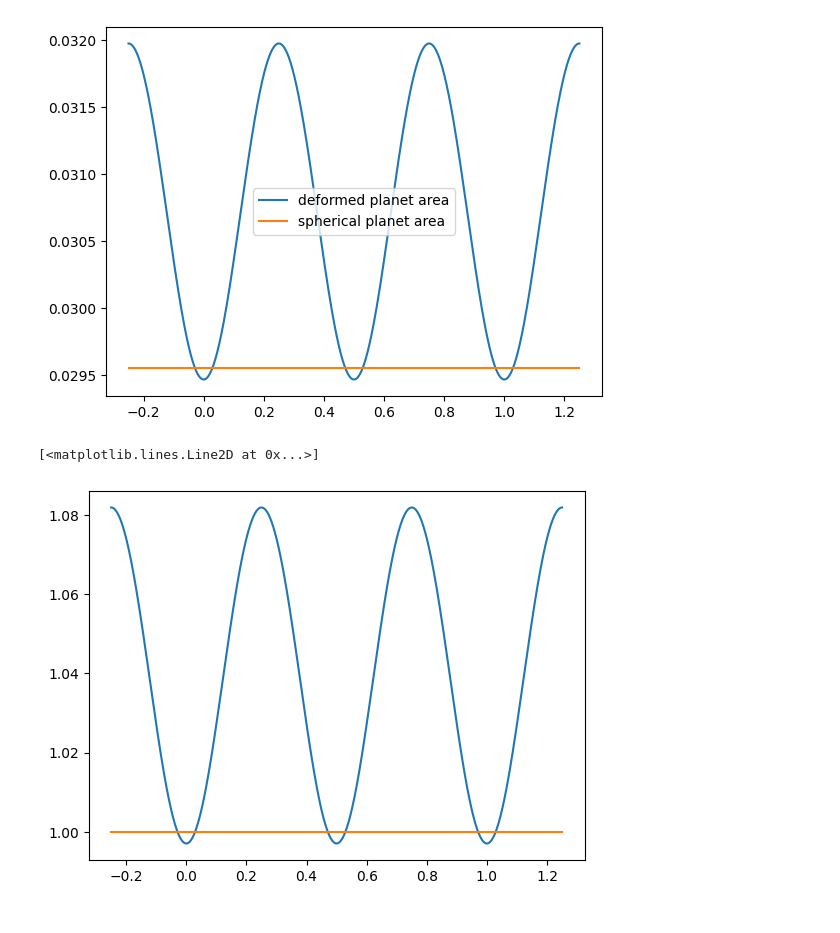
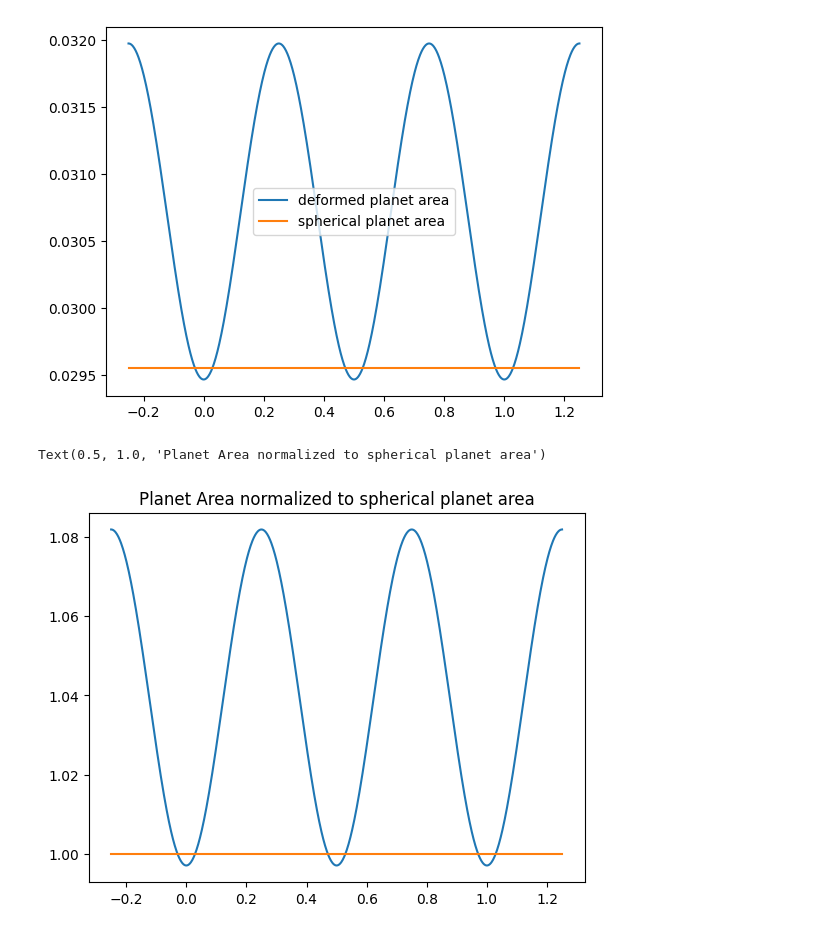
Before and after one commit to tundeakins/tidef, a Jupyter notebook: quickstart_notebook.ipynb, the cells around one changed output. Saved outputs shown, nothing was run; the diff lists cells and outputs as text; code cells hidden in the pictures.

```diff
--- a/quickstart_notebook.ipynb
+++ b/quickstart_notebook.ipynb
@@ -105,6 +105,7 @@ plt.legend()
 # %%
 plt.plot(time,def_area/sph_area, label="normalized deformed planet area")
 plt.plot(time,sph_area/sph_area, label="spherical planet area")
+plt.title("Planet Area normalized to spherical planet area")
 # %% [output]
-[<matplotlib.lines.Line2D at 0x...>]
+Text(0.5, 1.0, 'Planet Area normalized to spherical planet area')
-[figure, old version]
+[figure, new version]
```
Also changed, not shown: parts of 1 cell of this notebook, 6 other files.
